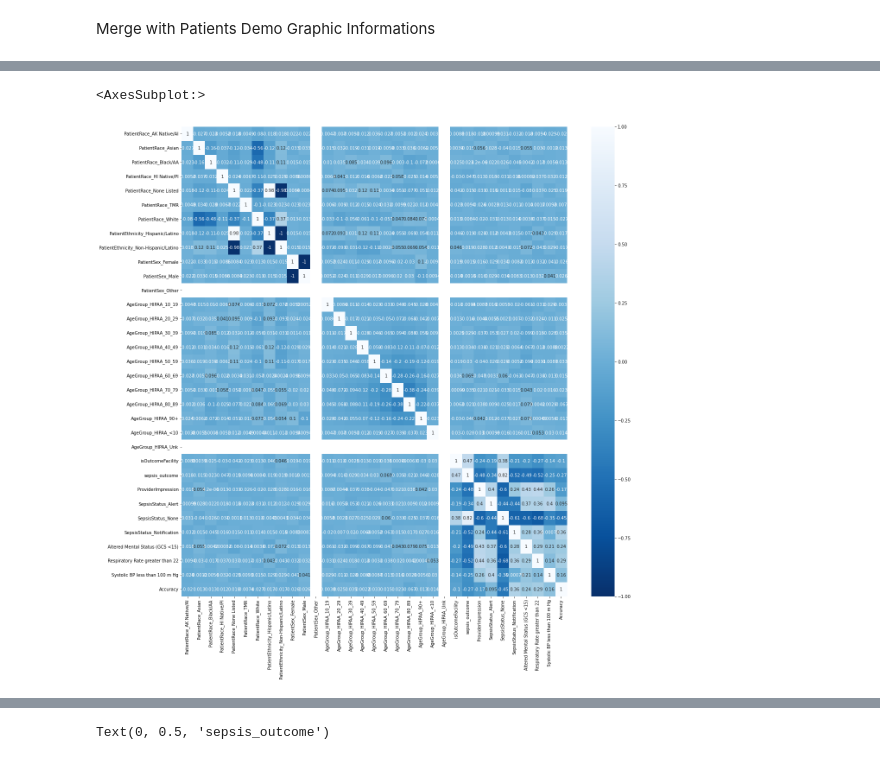
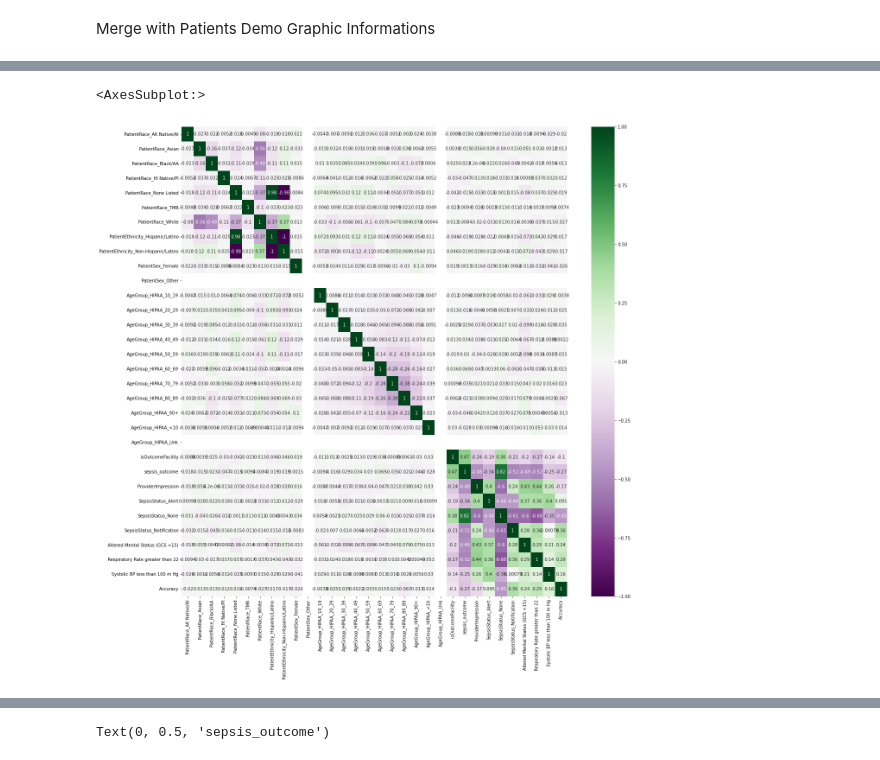
Before and after one commit to blesssong2020/Fairfax-Consultants---Summer2022-DEAN690, a Jupyter notebook: FFConsultants.ipynb, the cells around one changed output, grey strips where cells are left out. Saved outputs shown, nothing was run; the diff lists cells and outputs as text; code cells hidden in the pictures.

```diff
--- a/FFConsultants.ipynb
+++ b/FFConsultants.ipynb
@@ -528,4 +507,0 @@ PatDemo
-# %%
-#Lets drop redundant columns:
-PatDemo.drop(['IsJuvenileUnder18','IsSenior65+'],axis =1,  inplace =True)
-PatDemo
@@ -545,0 +528,4 @@ PatDemo
+# %%
+#Lets drop redundant columns:
+PatDemo.drop(['PatientSex_Male','IsJuvenileUnder18','IsSenior65+'],axis =1,  inplace =True)
+PatDemo
@@ -863,12 +867,12 @@ memory usage: 177.2+ KB
 # %%
 #https://medium.com/@szabo.bibor/how-to-create-a-seaborn-correlation-heatmap-in-python-834c0686b88e
 #Checking the correlations among attributes.
 
 plt.figure(figsize=(20,20))
-sns.heatmap(PdmSEPSIS.corr(),cbar=True,annot=True,cmap='Blues_r')
+sns.heatmap(PdmSEPSIS.corr(),cbar=True,annot=True,cmap='PRGn')
 # %% [output]
 <AxesSubplot:>
-[figure, old version]
+[figure, new version]
 # %%
 PdmSEPSIS.corr()
 # %% [output]
```
Also changed, not shown: parts of 24 cells of this notebook.
